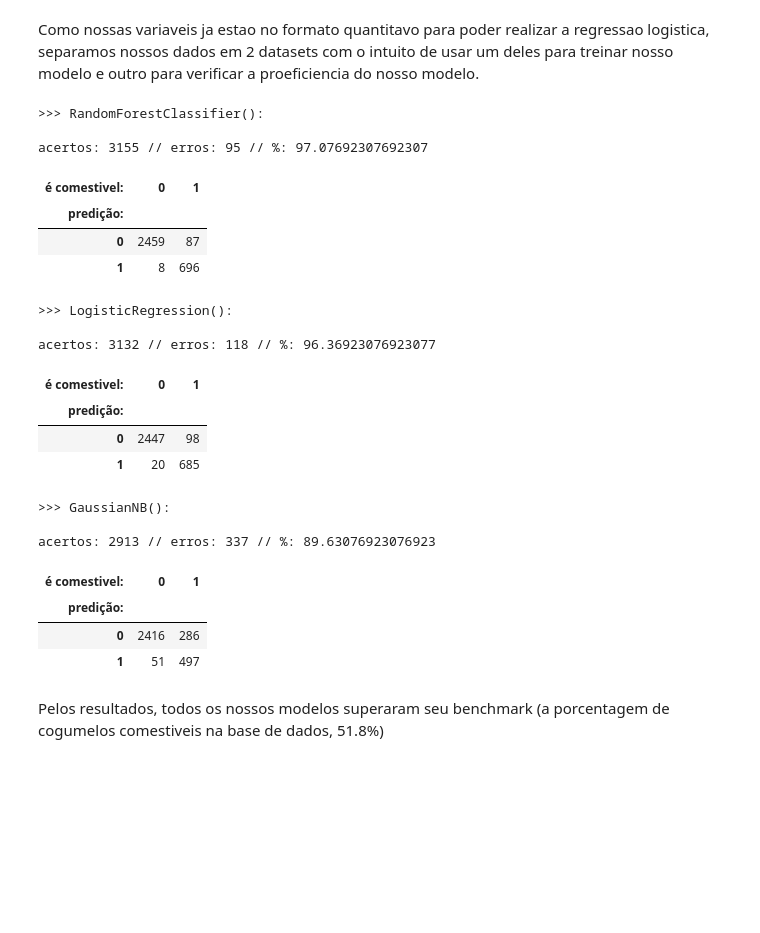
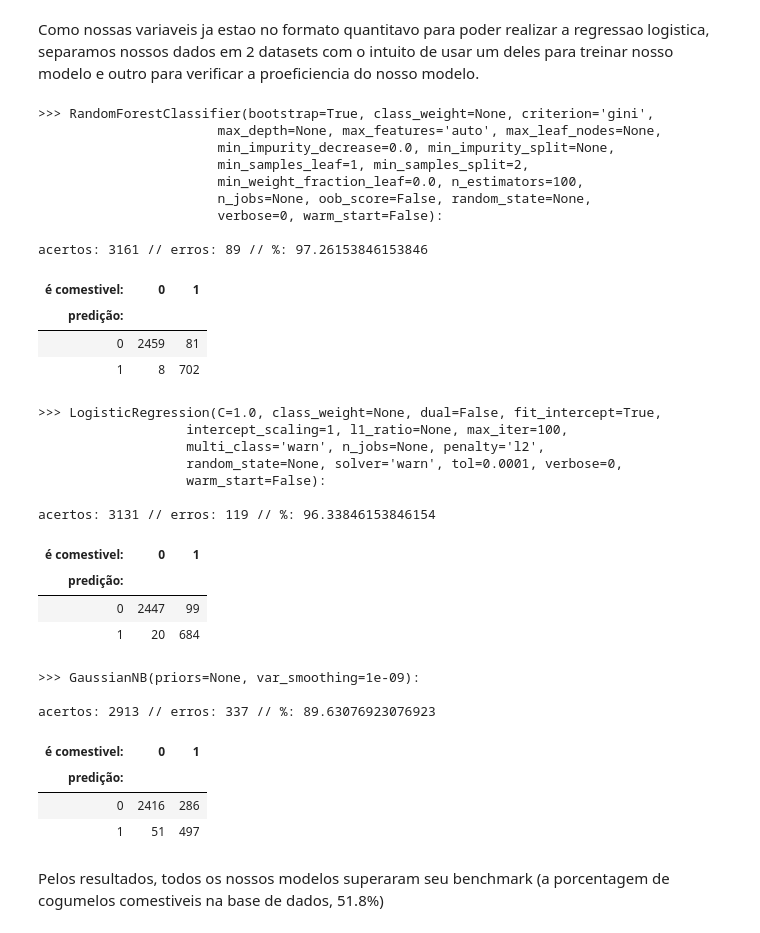
Before and after one commit to andscost/Probabilidade-de-um-cogumelo-ser-comestivel, a Jupyter notebook: Notebook.ipynb, the cells around one changed output. Cells and saved outputs as stored; diff of their text form; code cells hidden in the pictures; blank space fills up the shorter version.

```diff
--- a/Notebook.ipynb
+++ b/Notebook.ipynb
@@ -193,39 +192,49 @@ y_treino = data_treino['tipo_comestivel']
 X_teste = data_teste.drop(columns=["tipo_comestivel", "tipo_venenoso"])
 y_teste = data_teste['tipo_comestivel']
 # %%
-metodos = [ensemble.RandomForestClassifier(), linear_model.LogisticRegression(), naive_bayes.GaussianNB()]
+metodos = [ensemble.RandomForestClassifier(n_estimators=100), linear_model.LogisticRegression(), naive_bayes.GaussianNB()]
 
 for i in metodos:
 
     model = i
     model.fit(X_treino, y_treino)
 
     ypred = model.predict(X_teste)
 
     resultado = pd.crosstab(ypred, y_teste, rownames=['predição:'], colnames=['é comestivel:'])
     acertos = resultado[0][0] + resultado[1][1]
     erros = resultado[0][1] + resultado[1][0]
     porcentagem = acertos/(acertos + erros)*100
 
     print('>>> ' + repr(i) + ':\n')
     print(f"acertos: {acertos} // erros: {erros} // %: {porcentagem}")
     display(resultado)
 # %% [output]
->>> RandomForestClassifier():
+>>> RandomForestClassifier(bootstrap=True, class_weight=None, criterion='gini',
+                       max_depth=None, max_features='auto', max_leaf_nodes=None,
+                       min_impurity_decrease=0.0, min_impurity_split=None,
+                       min_samples_leaf=1, min_samples_split=2,
+                       min_weight_fraction_leaf=0.0, n_estimators=100,
+                       n_jobs=None, oob_score=False, random_state=None,
+                       verbose=0, warm_start=False):
 
-acertos: 3155 // erros: 95 // %: 97.07692307692307
+acertos: 3161 // erros: 89 // %: 97.26153846153846
 | é comestivel: | 0 | 1 |
 | predição: |  |  |
-| 0 | 2459 | 87 |
-| 1 | 8 | 696 |
+| 0 | 2459 | 81 |
+| 1 | 8 | 702 |
->>> LogisticRegression():
+>>> LogisticRegression(C=1.0, class_weight=None, dual=False, fit_intercept=True,
+                   intercept_scaling=1, l1_ratio=None, max_iter=100,
+                   multi_class='warn', n_jobs=None, penalty='l2',
+                   random_state=None, solver='warn', tol=0.0001, verbose=0,
+                   warm_start=False):
 
-acertos: 3132 // erros: 118 // %: 96.36923076923077
+acertos: 3131 // erros: 119 // %: 96.33846153846154
 | é comestivel: | 0 | 1 |
 | predição: |  |  |
-| 0 | 2447 | 98 |
-| 1 | 20 | 685 |
+| 0 | 2447 | 99 |
+| 1 | 20 | 684 |
->>> GaussianNB():
+>>> GaussianNB(priors=None, var_smoothing=1e-09):
 
 acertos: 2913 // erros: 337 // %: 89.63076923076923
 | é comestivel: | 0 | 1 |
```
Also changed, not shown: parts of 3 cells of this notebook.
